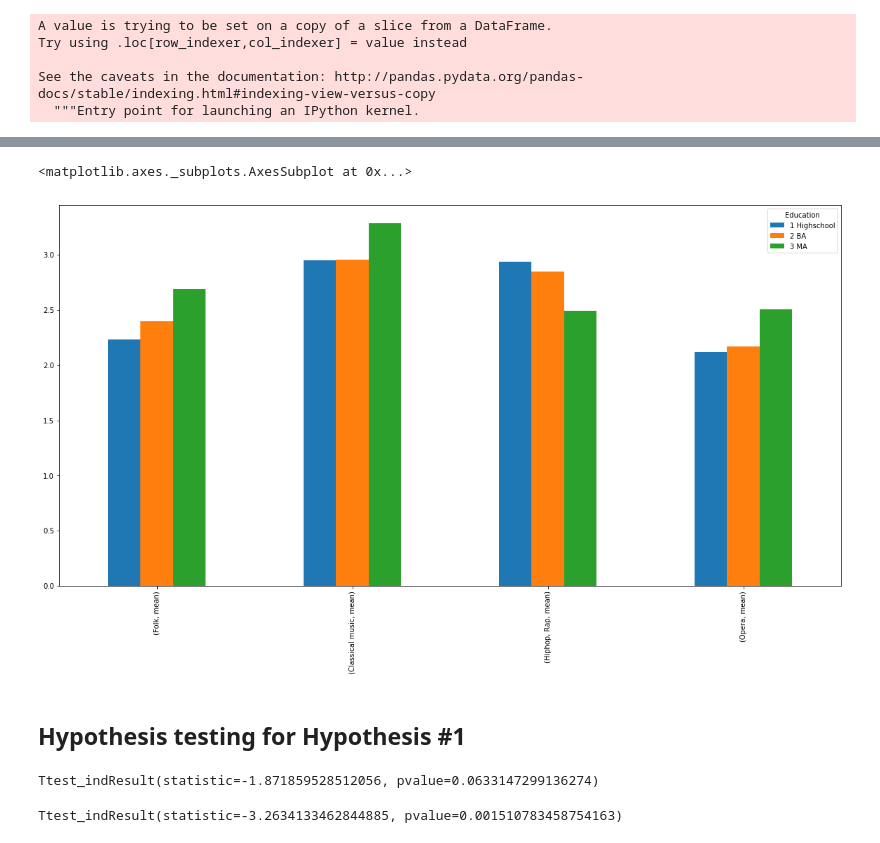
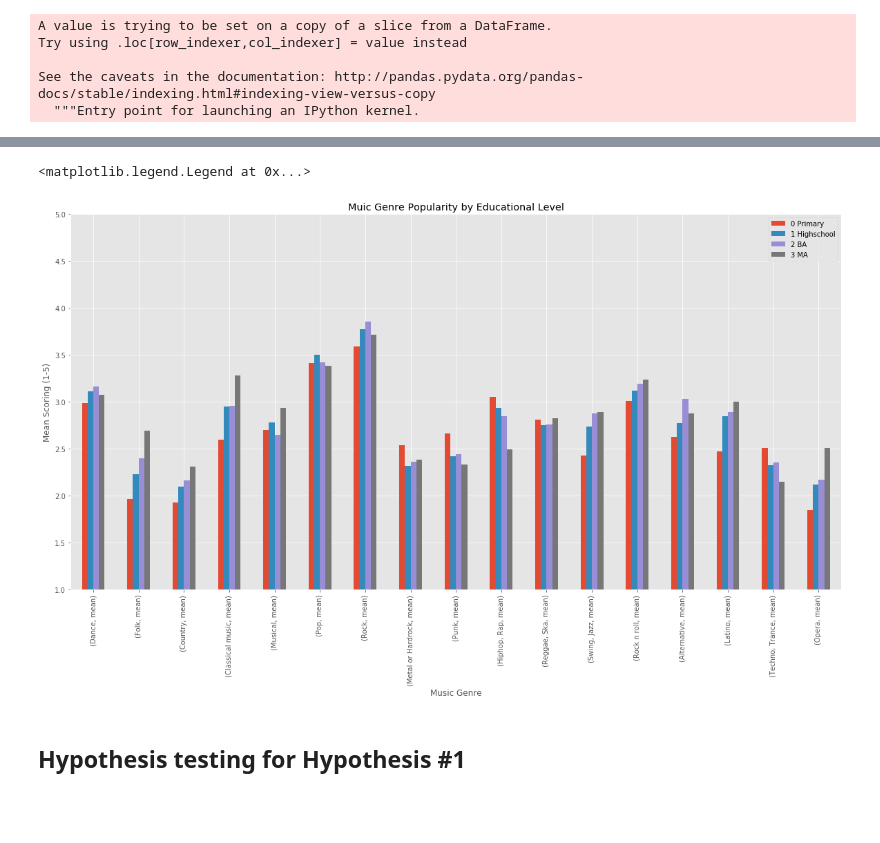
Before and after one commit to Pietrassyk/MusicPreferences_project3, a Jupyter notebook: Project_3.ipynb, the cells around one changed output, grey strips where cells are left out. Cells and saved outputs as stored; diff of their text form; code cells hidden in the pictures; blank space fills up the shorter version.

```diff
--- a/Project_3.ipynb
+++ b/Project_3.ipynb
@@ -192,5 +316,5 @@ Name: Education, dtype: int64
 # %%
-yp_edu_df["Education"] = yp_edu_df.Education.apply(lambda x: "3 MA" if x== 'masters degree' else "2 BA" if x == 'college/bachelor degree' else "1 Highschool" if x == 'secondary school' else x  );
+yp_edu_df["Education"] = yp_edu_df.Education.apply(lambda x: "3 MA" if x== 'masters degree' else "2 BA" if x == 'college/bachelor degree' else "1 Highschool" if x == 'secondary school' else '0 Primary' if x =="primary school" else x  );
 # %% [output]
 A value is trying to be set on a copy of a slice from a DataFrame.
 Try using .loc[row_indexer,col_indexer] = value instead
@@ -229,3 +323,0 @@ HS_agg = HS_df.agg(["median","mean"]).transpose().sort_values("mean", ascending
-# %%
-yp_edu_df = pd.concat([HS_df,BA_df,MA_df])
-#yp_edu_df.groupby("Education").agg(["median"])
@@ -237,13 +324,31 @@ yp_edu_df.groupby("Education").agg(["mean"]).transpose().plot.bar(figsize=(20,10
-# %%
-yp_edu_df[
-    ["Education",
-     "Folk",
-     "Classical music",
-    "Hiphop, Rap",
-    "Opera"]
-].groupby("Education").agg(["mean"]).transpose().plot.bar(figsize=(20,10))
-# %% [output]
-<matplotlib.axes._subplots.AxesSubplot at 0x...>
-[figure, removed]
+# %%
+#Split into Relevant Groups
+PS_df = yp_edu_df.loc[yp_edu_df.Education == '0 Primary' ]
+HS_df = yp_edu_df.loc[yp_edu_df.Education == '1 Highschool' ]
+BA_df = yp_edu_df.loc[yp_edu_df.Education == '2 BA' ]
+MA_df = yp_edu_df.loc[yp_edu_df.Education == '3 MA' ]
+
+#Aggregate
+PS_agg = PS_df.agg(["median","mean"]).transpose().sort_values("mean", ascending = False)
+HS_agg = HS_df.agg(["median","mean"]).transpose().sort_values("mean", ascending = False)
+BA_agg = BA_df.agg(["median","mean"]).transpose().sort_values("mean", ascending = False)
+MA_agg = MA_df.agg(["median","mean"]).transpose().sort_values("mean", ascending = False)
+
+
+#Combine
+yp_edu_df = pd.concat([PS_df,HS_df,BA_df,MA_df]) #TODO use split feature function instead
+# %%
+plt.style.use("ggplot")
+yp_edu_df.groupby("Education").agg(["mean"]).transpose().plot(kind = "bar", figsize = (20,10))
+#plt.axhline(y = yp_edu_df.mean().mean(), ls = ":", label = "Avg Rating among Ratings")
+plt.title("Muic Genre Popularity by Educational Level")
+plt.ylabel("Mean Scoring (1-5)")
+plt.ylim((1,5))
+plt.xlabel("Music Genre")
+plt.legend()
+#TODO: Plot Variance
+# %% [output]
+<matplotlib.legend.Legend at 0x...>
+[figure, added]
 # %% [markdown]
 ## Hypothesis testing for Hypothesis #1
@@ -254,8 +354,0 @@ import scipy.stats as stats
-# %%
-stats.ttest_ind(BA_df.Folk,MA_df.Folk, equal_var = False)
-# %% [output]
-Ttest_indResult(statistic=-1.871859528512056, pvalue=0.0633147299136274)
-# %%
-stats.ttest_ind(HS_df.Folk,MA_df.Folk, equal_var = False)
-# %% [output]
-Ttest_indResult(statistic=-3.2634133462844885, pvalue=0.001510783458754163)
```
Also changed, not shown: parts of 70 cells of this notebook.
